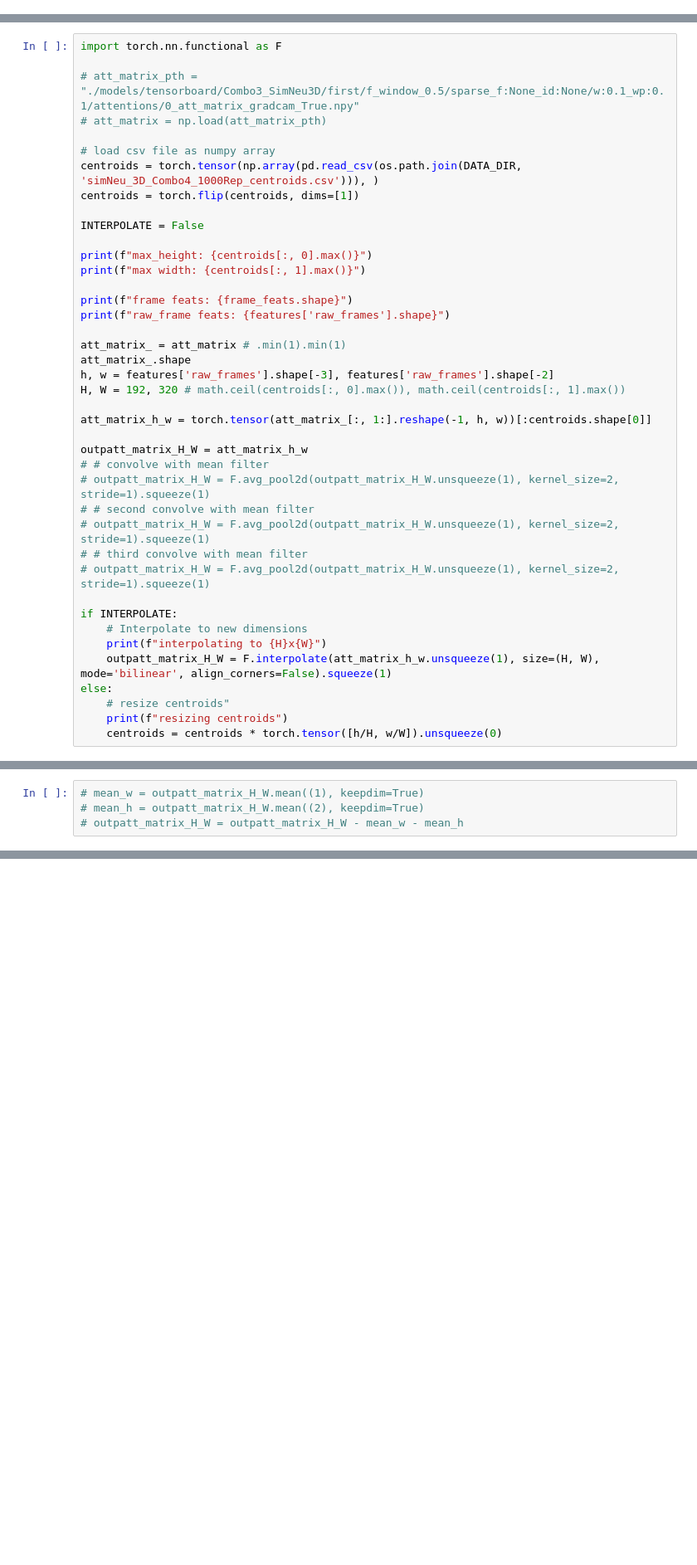
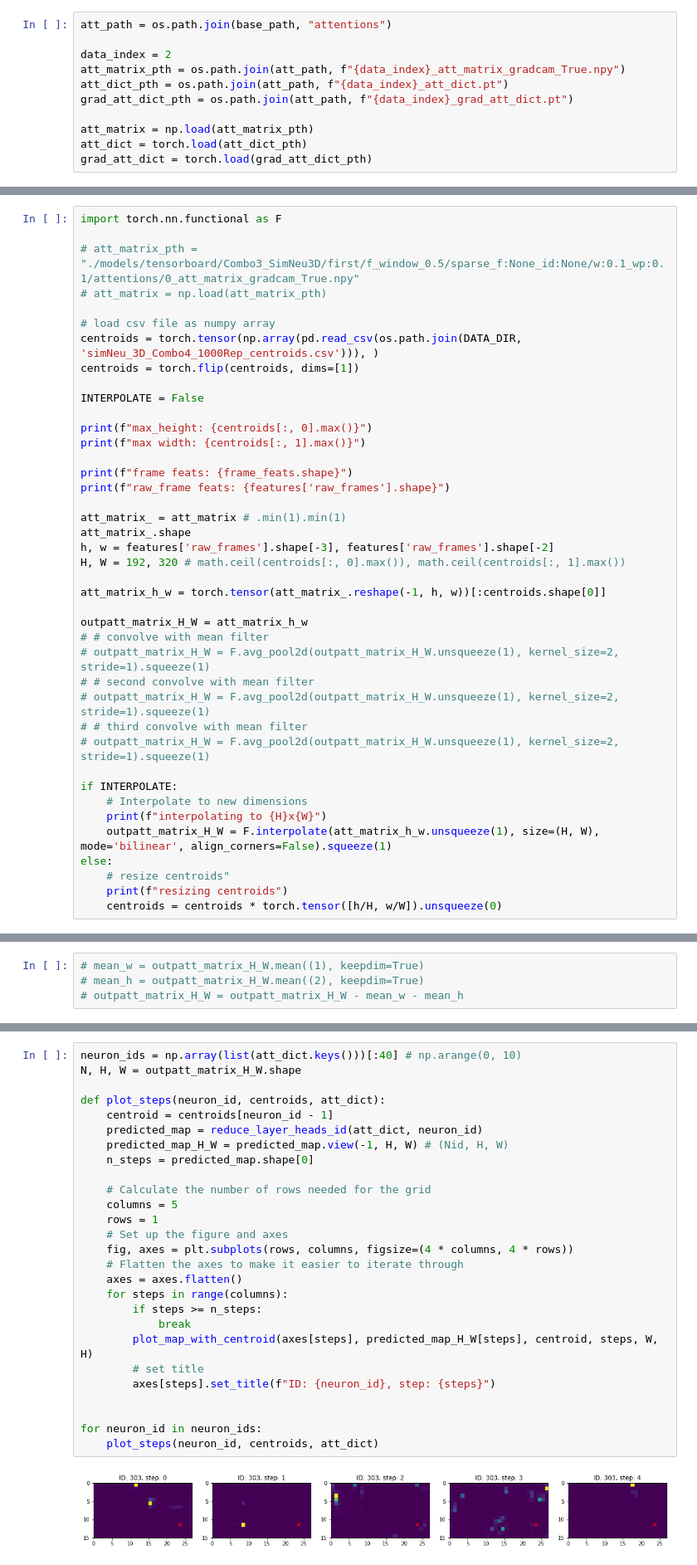
Before and after one commit to a-antoniades/neuroformer_, a Jupyter notebook: neuroformer_OneCombo3_SimNeu3D_attentions.ipynb, the cells around one changed output, grey strips where cells are left out. Shown at 83% size. Cells and saved outputs as stored; diff of their text form; blank space fills up the shorter version.

```diff
--- a/neuroformer_OneCombo3_SimNeu3D_attentions.ipynb
+++ b/neuroformer_OneCombo3_SimNeu3D_attentions.ipynb
@@ -862,0 +787,11 @@ att_matrix_pth = "./models/tensorboard/Combo3_SimNeu3D/first/f_window_0.5/sparse
+# %%
+att_path = os.path.join(base_path, "attentions")
+
+data_index = 2
+att_matrix_pth = os.path.join(att_path, f"{data_index}_att_matrix_gradcam_True.npy")
+att_dict_pth = os.path.join(att_path, f"{data_index}_att_dict.pt")
+grad_att_dict_pth = os.path.join(att_path, f"{data_index}_grad_att_dict.pt")
+
+att_matrix = np.load(att_matrix_pth)
+att_dict = torch.load(att_dict_pth)
+grad_att_dict = torch.load(grad_att_dict_pth)
@@ -883,7 +880,7 @@ att_matrix_.shape
 h, w = features['raw_frames'].shape[-3], features['raw_frames'].shape[-2]
 H, W = 192, 320 # math.ceil(centroids[:, 0].max()), math.ceil(centroids[:, 1].max())
 
-att_matrix_h_w = torch.tensor(att_matrix_[:, 1:].reshape(-1, h, w))[:centroids.shape[0]]
+att_matrix_h_w = torch.tensor(att_matrix_.reshape(-1, h, w))[:centroids.shape[0]]
 
 outpatt_matrix_H_W = att_matrix_h_w
 # # convolve with mean filter
@@ -1021,0 +1037,29 @@ max_coordinates[77]
+# %%
+neuron_ids = np.array(list(att_dict.keys()))[:40] # np.arange(0, 10)
+N, H, W = outpatt_matrix_H_W.shape
+
+def plot_steps(neuron_id, centroids, att_dict):
+    centroid = centroids[neuron_id - 1]
+    predicted_map = reduce_layer_heads_id(att_dict, neuron_id)
+    predicted_map_H_W = predicted_map.view(-1, H, W) # (Nid, H, W)
+    n_steps = predicted_map.shape[0]
+
+    # Calculate the number of rows needed for the grid
+    columns = 5
+    rows = 1
+    # Set up the figure and axes
+    fig, axes = plt.subplots(rows, columns, figsize=(4 * columns, 4 * rows))
+    # Flatten the axes to make it easier to iterate through
+    axes = axes.flatten()
+    for steps in range(columns):
+        if steps >= n_steps:
+            break
+        plot_map_with_centroid(axes[steps], predicted_map_H_W[steps], centroid, steps, W, H)
+        # set title
+        axes[steps].set_title(f"ID: {neuron_id}, step: {steps}")
+
+
+for neuron_id in neuron_ids:
+    plot_steps(neuron_id, centroids, att_dict)
+# %% [output]
+[figure, added]
```
Also changed, not shown: parts of 27 cells of this notebook, 4 other files.
